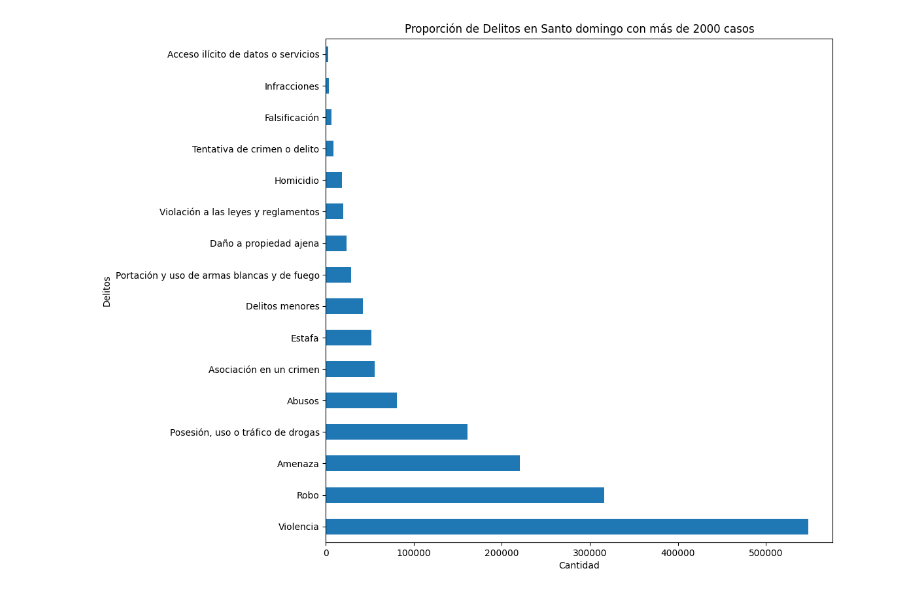
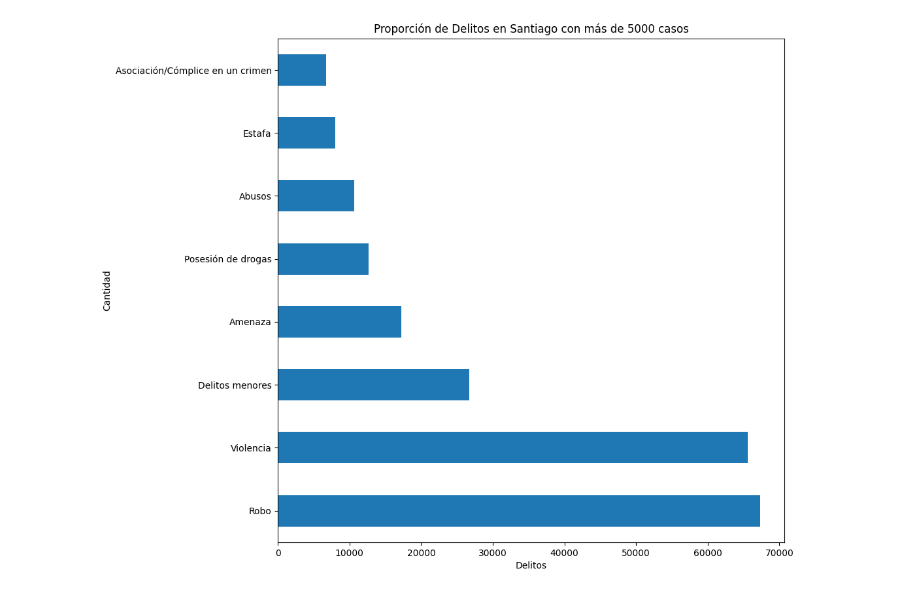
Before and after one commit to Eliaspablo2/MOSSAD_SAMSUNG_PF, a Jupyter notebook: delincuencia_rd.ipynb, the cells around one changed output. Cells and saved outputs as stored; diff of their text form; code cells hidden in the pictures.

```diff
--- a/delincuencia_rd.ipynb
+++ b/delincuencia_rd.ipynb
@@ -87 +85,21 @@ Detención o encierro ilegal
+# %%
+from pandas import DataFrame
+
+def ajustesGraficos (df_grafico: DataFrame, agrupacion: str, umbralDelitos: int, tamanho: tuple, tipo: str, titulo: str, xLabel: str, yLabel: str):
+    df_agrupado = df_grafico.groupby(agrupacion)['Cantidad'].sum()
+    df_filtrado = df_agrupado[df_agrupado >= umbralDelitos]
+
+    plt.figure(figsize=tamanho)
+    df_filtrado.sort_values(ascending=False).plot(kind=tipo)
+
+    plt.title(titulo)
+    plt.xlabel(xLabel)
+    plt.ylabel(yLabel)
+    plt.show()
+
+def graficarDelitosProvincias (df: pd.DataFrame, provinciaSeleccionada: str, umbralDelitos: str, tamanho: tuple, tipo: str, xLabel: str, yLabel: str):
+    df_provincia = df[df['Provincia'] == provinciaSeleccionada]
+
+    titulo = f'Proporción de Delitos en {provinciaSeleccionada} con más de {umbralDelitos} casos'
+    ajustesGraficos(df_provincia, "Delito", umbralDelitos, tamanho, tipo, titulo, xLabel, yLabel)
 # %%
@@ -136,15 +145,4 @@ plt.show()
-# %%
-provincia_seleccionada = 'Santo domingo'
-df_provincia = df[df['Provincia'] == provincia_seleccionada]
-delitos_por_provincia = df.groupby('Delito')['Cantidad'].sum()
-umbral_delitos = 2000
-provincias_con_mas_delitos = delitos_por_provincia[delitos_por_provincia >= umbral_delitos]
-plt.figure(figsize=(10, 10))  # Ajusta el tamaño de la figura según sea necesario
-provincias_con_mas_delitos.sort_values(ascending=False).plot(kind='barh')
-plt.title(f'Proporción de Delitos en {provincia_seleccionada} con más de 2000 casos')
-
-plt.ylabel('Delitos')
-plt.xlabel('Cantidad')
-plt.show()
-# %% [output]
-[figure, removed]
+# %%
+graficarDelitosProvincias(df_grafico, "Santiago", 5000, (10, 10), 'barh', "Delitos", "Cantidad")
+# %% [output]
+[figure, added]
```
Also changed, not shown: parts of 15 cells of this notebook.
